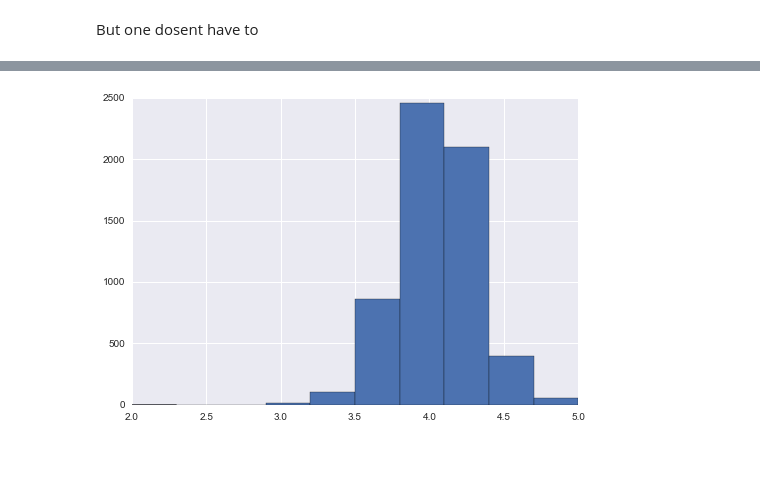
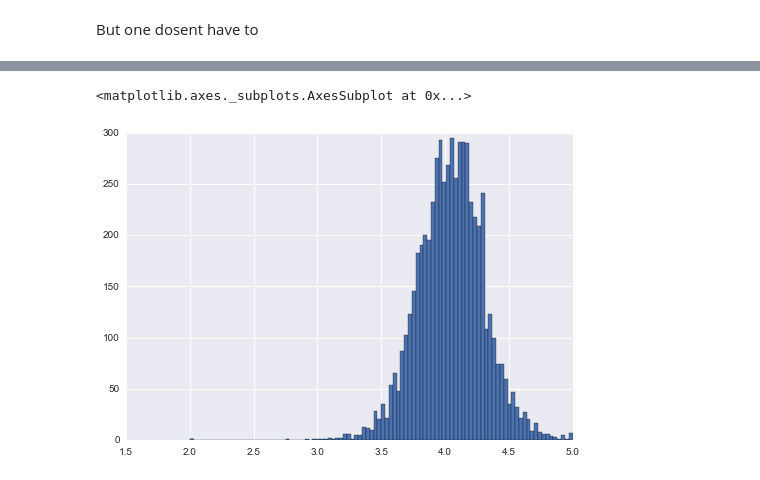
Before and after one commit to clementine11/dst4l3, a Jupyter notebook: day1rahul/Teaser.ipynb, the cells around one changed output, grey strips where cells are left out. Saved outputs shown, nothing was run; the diff lists cells and outputs as text; code cells hidden in the pictures.

```diff
--- a/day1rahul/Teaser.ipynb
+++ b/day1rahul/Teaser.ipynb
@@ -202,4 +351,5 @@ But one dosent have to
 # %%
-df.rating.hist();
+df.rating.hist(bins=100)
 # %% [output]
+<matplotlib.axes._subplots.AxesSubplot at 0x...>
-[figure, old version]
+[figure, new version]
```
Also changed, not shown: parts of 24 cells of this notebook.
